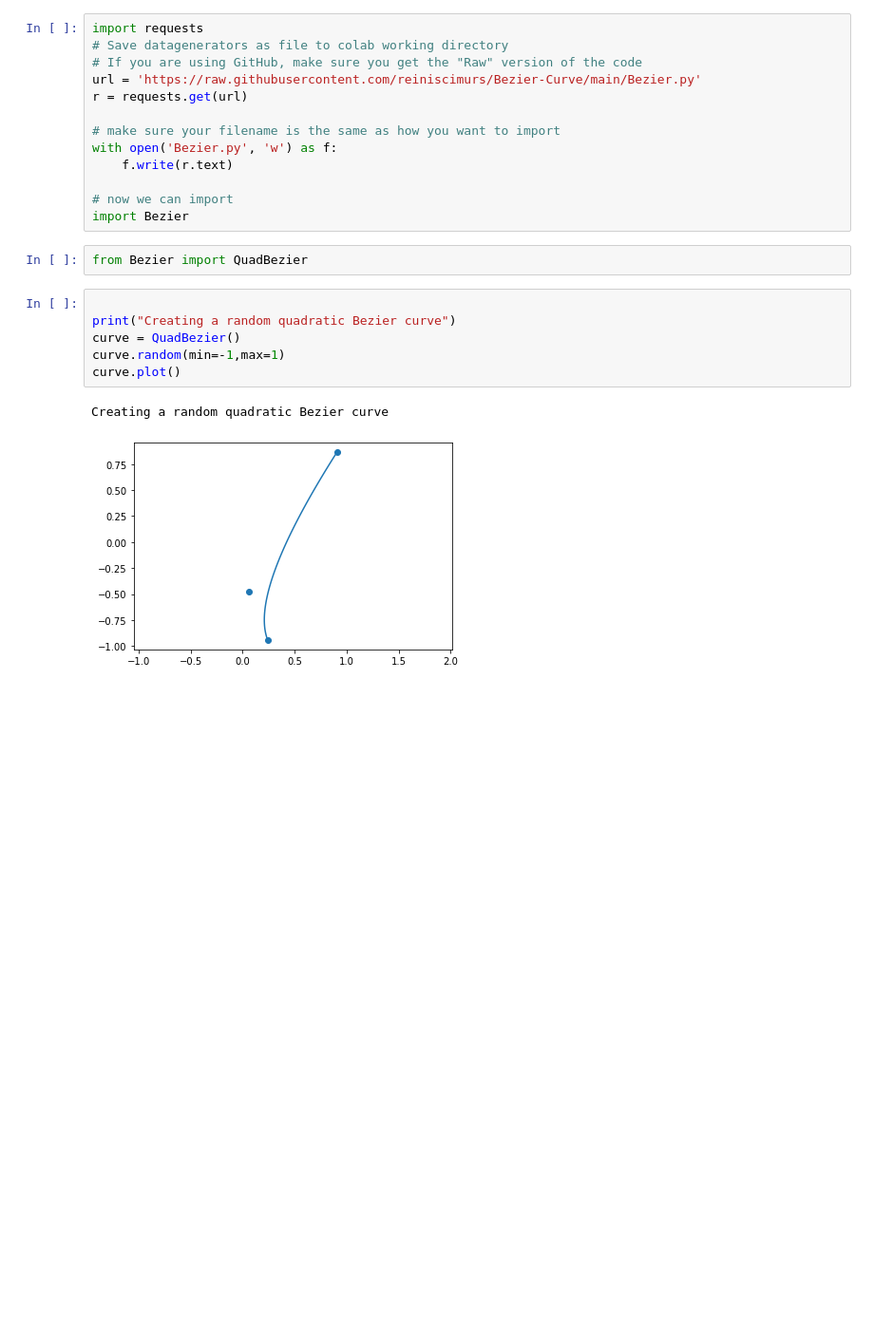
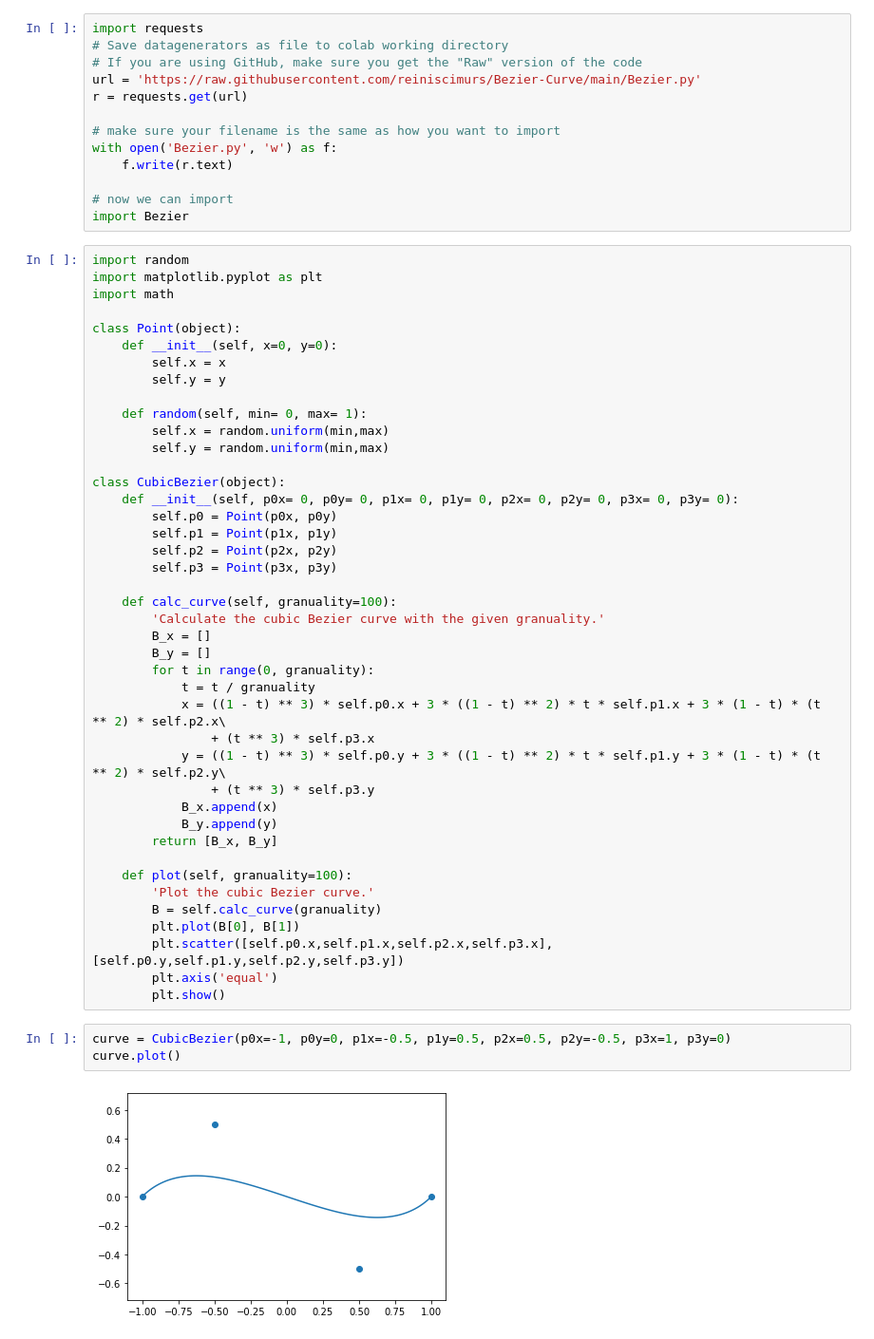
Before and after one commit to ardakayaa/3d_Curtain_Model, a Jupyter notebook: Curtain_Math_Model.ipynb, the cells around one changed output. Shown at 95% size. Drawn from its saved outputs; the diff is of its cells as text; blank space fills up the shorter version.

```diff
--- a/Curtain_Math_Model.ipynb
+++ b/Curtain_Math_Model.ipynb
@@ -22,14 +22,50 @@ with open('Bezier.py', 'w') as f:
 
 # now we can import
 import Bezier
-# %%
-from Bezier import QuadBezier
-# %%
-
-print("Creating a random quadratic Bezier curve")
-curve = QuadBezier()
-curve.random(min=-1,max=1)
-curve.plot()
-# %% [output]
-Creating a random quadratic Bezier curve
-[figure, removed]
+# %%
+import random
+import matplotlib.pyplot as plt
+import math
+
+class Point(object):
+    def __init__(self, x=0, y=0):
+        self.x = x
+        self.y = y
+
+    def random(self, min= 0, max= 1):
+        self.x = random.uniform(min,max)
+        self.y = random.uniform(min,max)
+
+class CubicBezier(object):
+    def __init__(self, p0x= 0, p0y= 0, p1x= 0, p1y= 0, p2x= 0, p2y= 0, p3x= 0, p3y= 0):
+        self.p0 = Point(p0x, p0y)
+        self.p1 = Point(p1x, p1y)
+        self.p2 = Point(p2x, p2y)
+        self.p3 = Point(p3x, p3y)
+
+    def calc_curve(self, granuality=100):
+        'Calculate the cubic Bezier curve with the given granuality.'
+        B_x = []
+        B_y = []
+        for t in range(0, granuality):
+            t = t / granuality
+            x = ((1 - t) ** 3) * self.p0.x + 3 * ((1 - t) ** 2) * t * self.p1.x + 3 * (1 - t) * (t ** 2) * self.p2.x\
+                + (t ** 3) * self.p3.x
+            y = ((1 - t) ** 3) * self.p0.y + 3 * ((1 - t) ** 2) * t * self.p1.y + 3 * (1 - t) * (t ** 2) * self.p2.y\
+                + (t ** 3) * self.p3.y
+            B_x.append(x)
+            B_y.append(y)
+        return [B_x, B_y]
+
+    def plot(self, granuality=100):
+        'Plot the cubic Bezier curve.'
+        B = self.calc_curve(granuality)
+        plt.plot(B[0], B[1])
+        plt.scatter([self.p0.x,self.p1.x,self.p2.x,self.p3.x], [self.p0.y,self.p1.y,self.p2.y,self.p3.y])
+        plt.axis('equal')
+        plt.show()
+# %%
+curve = CubicBezier(p0x=-1, p0y=0, p1x=-0.5, p1y=0.5, p2x=0.5, p2y=-0.5, p3x=1, p3y=0)
+curve.plot()
+# %% [output]
+[figure, added]
```
Also changed, not shown: parts of 6 cells of this notebook.
